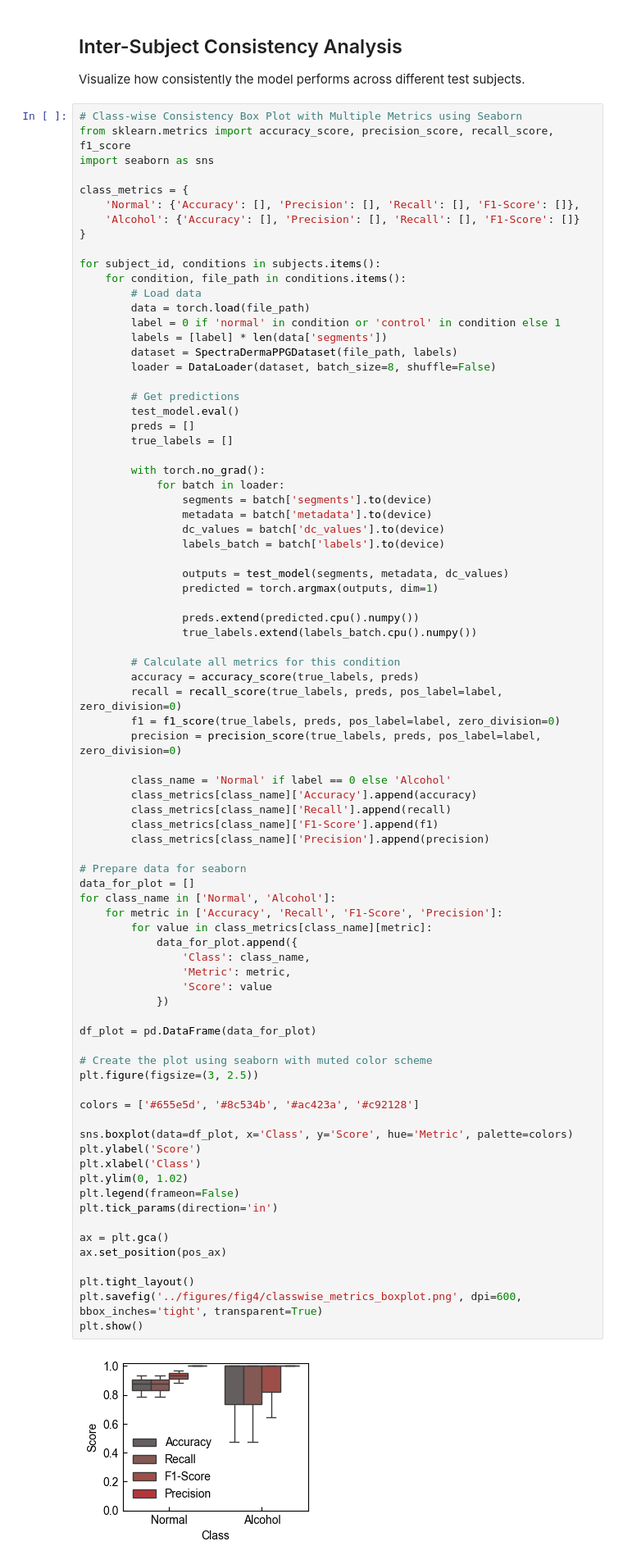
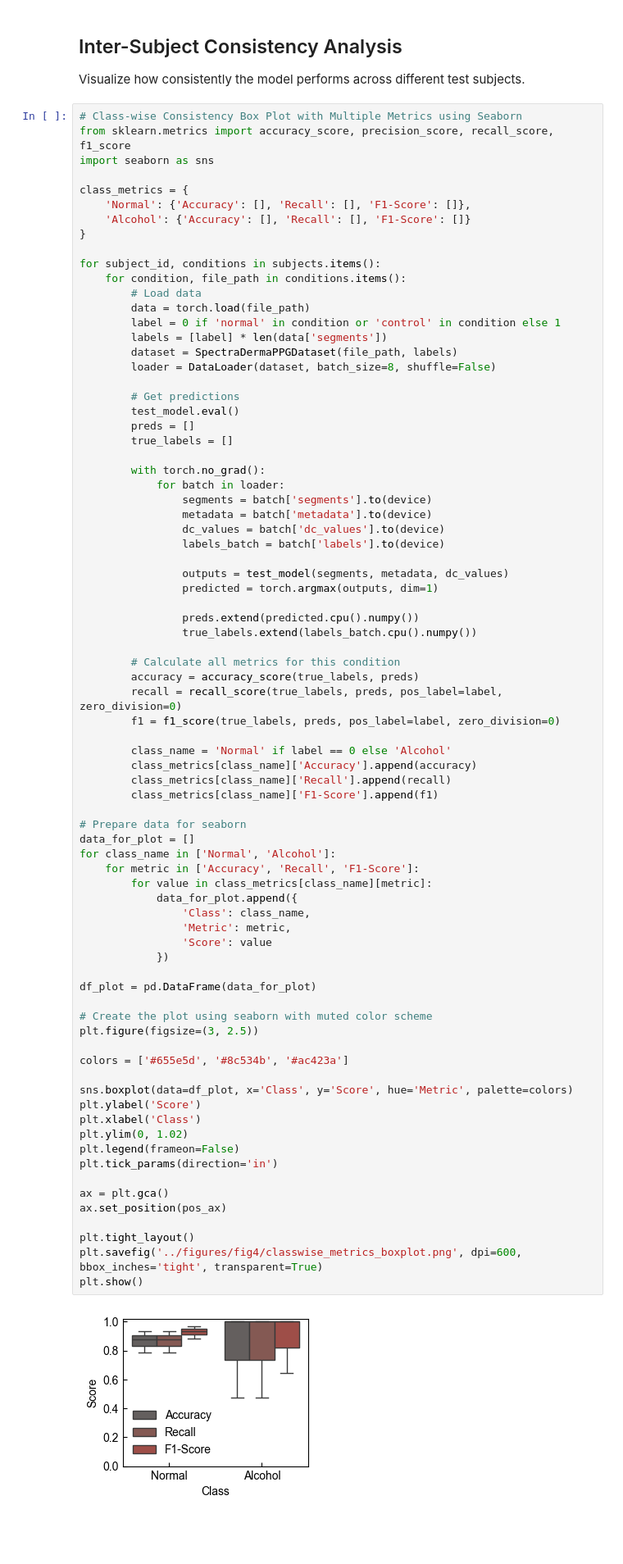
Before and after one commit to BailabUNC/SpectraDerma, a Jupyter notebook: notebooks/Training.ipynb, the cells around one changed output. Shown at 82% size. Cells and saved outputs as stored; diff of their text form; blank space fills up the shorter version.

Commit message:
removed precision

```diff
--- a/notebooks/Training.ipynb
+++ b/notebooks/Training.ipynb
@@ -597,8 +563,8 @@ from sklearn.metrics import accuracy_score, precision_score, recall_score, f1_sc
 import seaborn as sns
 
 class_metrics = {
-    'Normal': {'Accuracy': [], 'Precision': [], 'Recall': [], 'F1-Score': []},
-    'Alcohol': {'Accuracy': [], 'Precision': [], 'Recall': [], 'F1-Score': []}
+    'Normal': {'Accuracy': [], 'Recall': [], 'F1-Score': []},
+    'Alcohol': {'Accuracy': [], 'Recall': [], 'F1-Score': []}
 }
 
 for subject_id, conditions in subjects.items():
@@ -632,47 +598,45 @@ for subject_id, conditions in subjects.items():
         accuracy = accuracy_score(true_labels, preds)
         recall = recall_score(true_labels, preds, pos_label=label, zero_division=0)
         f1 = f1_score(true_labels, preds, pos_label=label, zero_division=0)
-        precision = precision_score(true_labels, preds, pos_label=label, zero_division=0)
 
         class_name = 'Normal' if label == 0 else 'Alcohol'
         class_metrics[class_name]['Accuracy'].append(accuracy)
         class_metrics[class_name]['Recall'].append(recall)
         class_metrics[class_name]['F1-Score'].append(f1)
-        class_metrics[class_name]['Precision'].append(precision)
 
 # Prepare data for seaborn
 data_for_plot = []
 for class_name in ['Normal', 'Alcohol']:
-    for metric in ['Accuracy', 'Recall', 'F1-Score', 'Precision']:
+    for metric in ['Accuracy', 'Recall', 'F1-Score']:
         for value in class_metrics[class_name][metric]:
             data_for_plot.append({
                 'Class': class_name,
                 'Metric': metric,
                 'Score': value
             })
 
 df_plot = pd.DataFrame(data_for_plot)
 
 # Create the plot using seaborn with muted color scheme
 plt.figure(figsize=(3, 2.5))
 
-colors = ['#655e5d', '#8c534b', '#ac423a', '#c92128']
+colors = ['#655e5d', '#8c534b', '#ac423a']
 
 sns.boxplot(data=df_plot, x='Class', y='Score', hue='Metric', palette=colors)
 plt.ylabel('Score')
 plt.xlabel('Class')
 plt.ylim(0, 1.02)
 plt.legend(frameon=False)
 plt.tick_params(direction='in')
 
 ax = plt.gca()
 ax.set_position(pos_ax)
 
 plt.tight_layout()
 plt.savefig('../figures/fig4/classwise_metrics_boxplot.png', dpi=600, bbox_inches='tight', transparent=True)
 plt.show()
 # %% [output]
-[figure, old version]
+[figure, new version]
 # %% [markdown]
 ## Visualize Sample PPG Segments from Different Subjects and Classes with Average Waveform Overlay
 # %%
```
Also changed, not shown: parts of 5 cells of this notebook.
